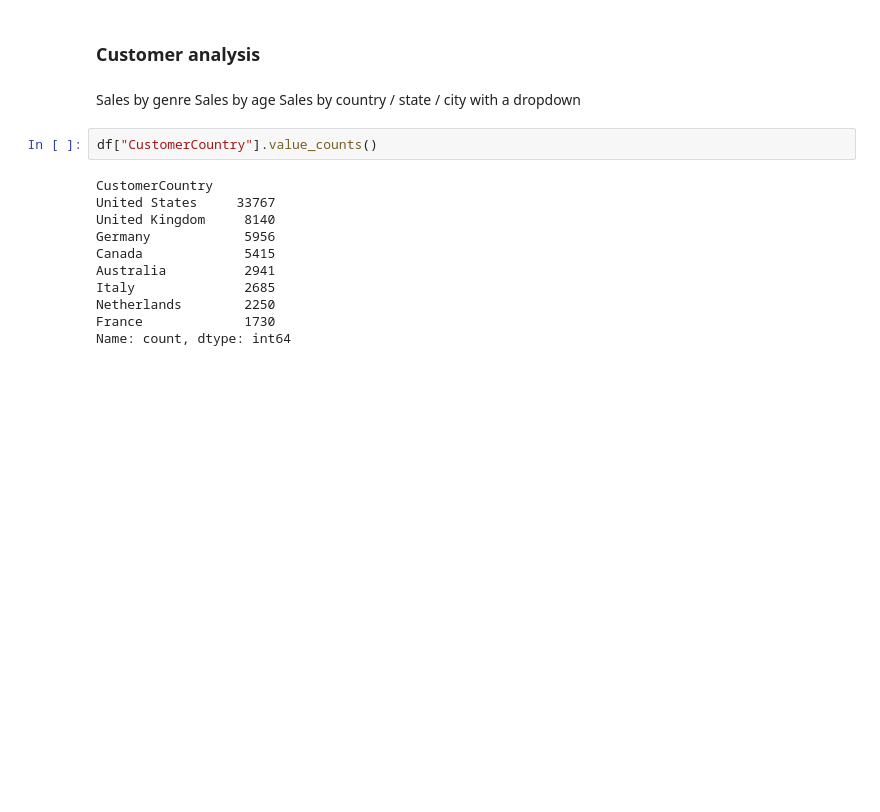
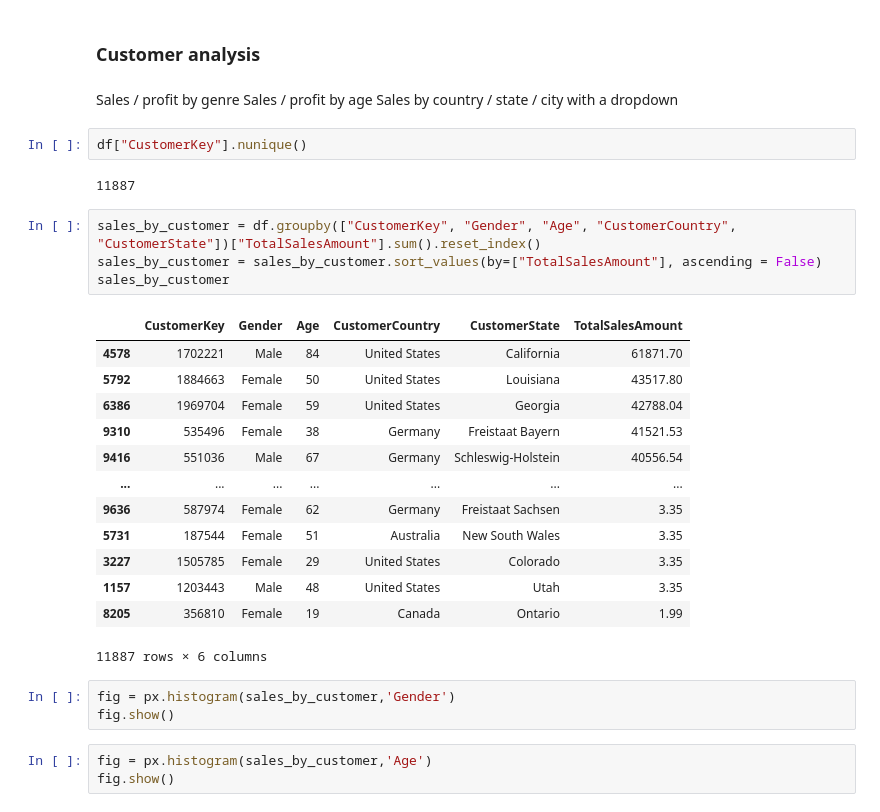
Before and after one commit to DimitriKneur/Global-Electronics-Retailer-Analysis, a Jupyter notebook: Data_Transformation_and_Exploration/data_processing.ipynb, the cells around one changed output. Saved outputs shown, nothing was run; the diff lists cells and outputs as text; blank space fills up the shorter version.

```diff
--- a/Data_Transformation_and_Exploration/data_processing.ipynb
+++ b/Data_Transformation_and_Exploration/data_processing.ipynb
@@ -703,19 +801,34 @@ Categories / subcategories / product bought together
 # %% [markdown]
 ### Customer analysis
 # %% [markdown]
-Sales by genre
-Sales by age
+Sales / profit by genre
+Sales / profit by age
 Sales by country / state / city with a dropdown
-# %%
-df["CustomerCountry"].value_counts()
-# %% [output]
-CustomerCountry
-United States     33767
-United Kingdom     8140
-Germany            5956
-Canada             5415
-Australia          2941
-Italy              2685
-Netherlands        2250
-France             1730
-Name: count, dtype: int64
+# %%
+df["CustomerKey"].nunique()
+# %% [output]
+11887
+# %%
+sales_by_customer = df.groupby(["CustomerKey", "Gender", "Age", "CustomerCountry", "CustomerState"])["TotalSalesAmount"].sum().reset_index()
+sales_by_customer = sales_by_customer.sort_values(by=["TotalSalesAmount"], ascending = False)
+sales_by_customer
+# %% [output]
+|  | CustomerKey | Gender | Age | CustomerCountry | CustomerState | TotalSalesAmount |
+| 4578 | 1702221 | Male | 84 | United States | California | 61871.70 |
+| 5792 | 1884663 | Female | 50 | United States | Louisiana | 43517.80 |
+| 6386 | 1969704 | Female | 59 | United States | Georgia | 42788.04 |
+| 9310 | 535496 | Female | 38 | Germany | Freistaat Bayern | 41521.53 |
+| 9416 | 551036 | Male | 67 | Germany | Schleswig-Holstein | 40556.54 |
+| ... | ... | ... | ... | ... | ... | ... |
+| 9636 | 587974 | Female | 62 | Germany | Freistaat Sachsen | 3.35 |
+| 5731 | 187544 | Female | 51 | Australia | New South Wales | 3.35 |
+| 3227 | 1505785 | Female | 29 | United States | Colorado | 3.35 |
+| 1157 | 1203443 | Male | 48 | United States | Utah | 3.35 |
+| 8205 | 356810 | Female | 19 | Canada | Ontario | 1.99 |
+11887 rows × 6 columns
+# %%
+fig = px.histogram(sales_by_customer,'Gender')
+fig.show()
+# %%
+fig = px.histogram(sales_by_customer,'Age')
+fig.show()
```
Also changed, not shown: parts of 14 cells of this notebook.
